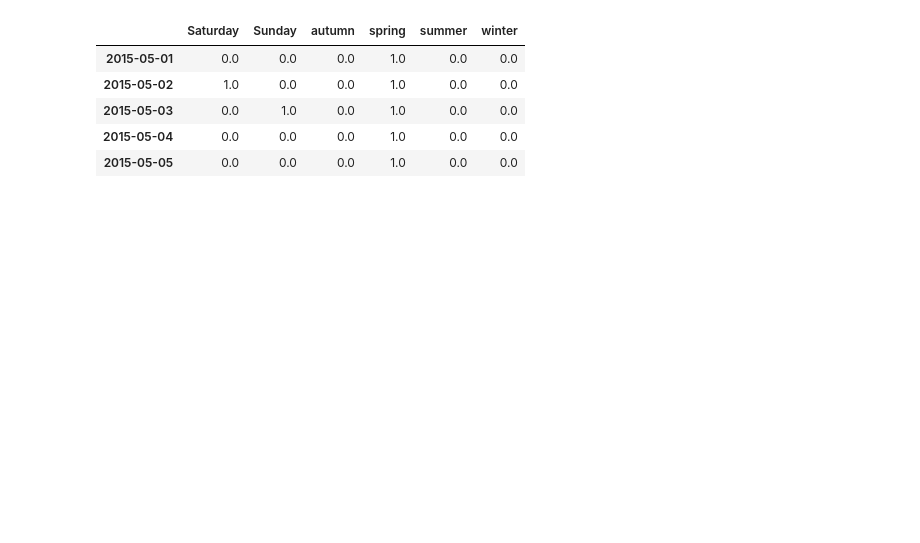
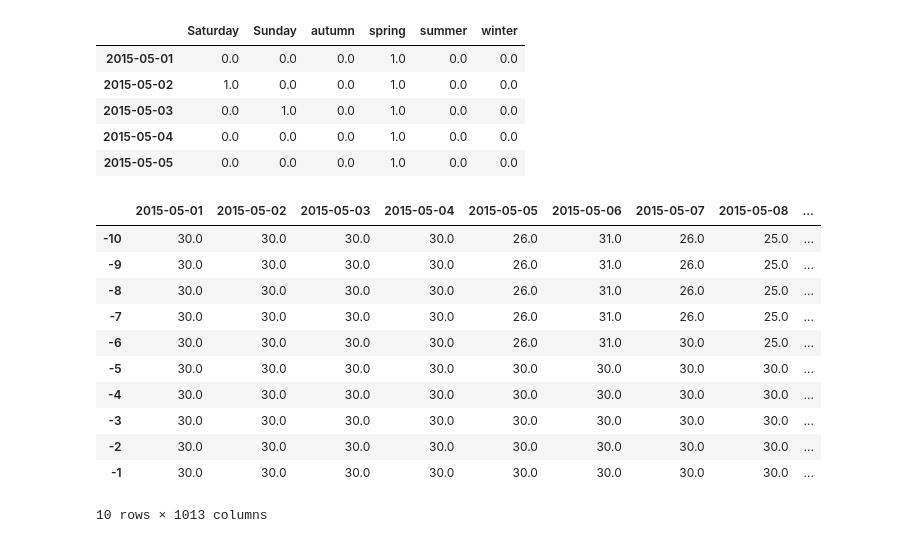
Before and after one commit to amitrajitbose/boston-subway-train-travel-time, a Jupyter notebook: departure_time.ipynb, the cells around one changed output. Cells and saved outputs as stored; diff of their text form; code cells hidden in the pictures; blank space fills up the shorter version.

```diff
--- a/departure_time.ipynb
+++ b/departure_time.ipynb
@@ -276,3 +249,9 @@ def create_features(datestrs):
 
     features = pd.DataFrame(data=feature_data, index=datestrs) #pandas data frame of features to return
     return features
+# %%
+#if __name__=='__main__':
+os.environ['TZ'] = 'US/Eastern'
+time.tzset()
+trips = load_data() #loads data
+arrival_times_df = load_arrival_times(trips)
@@ -293,3 +296,21 @@ features.head()
 | 2015-05-03 | 0.0 | 1.0 | 0.0 | 1.0 | 0.0 | 0.0 |
 | 2015-05-04 | 0.0 | 0.0 | 0.0 | 1.0 | 0.0 | 0.0 |
 | 2015-05-05 | 0.0 | 0.0 | 0.0 | 1.0 | 0.0 | 0.0 |
+# %%
+arrival_times_df.fillna(value=30, inplace=True) #Insted of NaN values we replace with an arbitrary value 30
+# It denotes that the train arrives at 9:30, this just keeps everything in terms of numbers - thus homogenius dataset
+# %%
+arrival_times_df.tail(10)
+# %% [output]
+|  | 2015-05-01 | 2015-05-02 | 2015-05-03 | 2015-05-04 | 2015-05-05 | 2015-05-06 | 2015-05-07 | 2015-05-08 | ... |
+| -10 | 30.0 | 30.0 | 30.0 | 30.0 | 26.0 | 31.0 | 26.0 | 25.0 | ... |
+| -9 | 30.0 | 30.0 | 30.0 | 30.0 | 26.0 | 31.0 | 26.0 | 25.0 | ... |
+| -8 | 30.0 | 30.0 | 30.0 | 30.0 | 26.0 | 31.0 | 26.0 | 25.0 | ... |
+| -7 | 30.0 | 30.0 | 30.0 | 30.0 | 26.0 | 31.0 | 26.0 | 25.0 | ... |
+| -6 | 30.0 | 30.0 | 30.0 | 30.0 | 26.0 | 31.0 | 30.0 | 25.0 | ... |
+| -5 | 30.0 | 30.0 | 30.0 | 30.0 | 30.0 | 30.0 | 30.0 | 30.0 | ... |
+| -4 | 30.0 | 30.0 | 30.0 | 30.0 | 30.0 | 30.0 | 30.0 | 30.0 | ... |
+| -3 | 30.0 | 30.0 | 30.0 | 30.0 | 30.0 | 30.0 | 30.0 | 30.0 | ... |
+| -2 | 30.0 | 30.0 | 30.0 | 30.0 | 30.0 | 30.0 | 30.0 | 30.0 | ... |
+| -1 | 30.0 | 30.0 | 30.0 | 30.0 | 30.0 | 30.0 | 30.0 | 30.0 | ... |
+10 rows × 1013 columns
```
Also changed, not shown: parts of 9 cells of this notebook, 3 other files.
